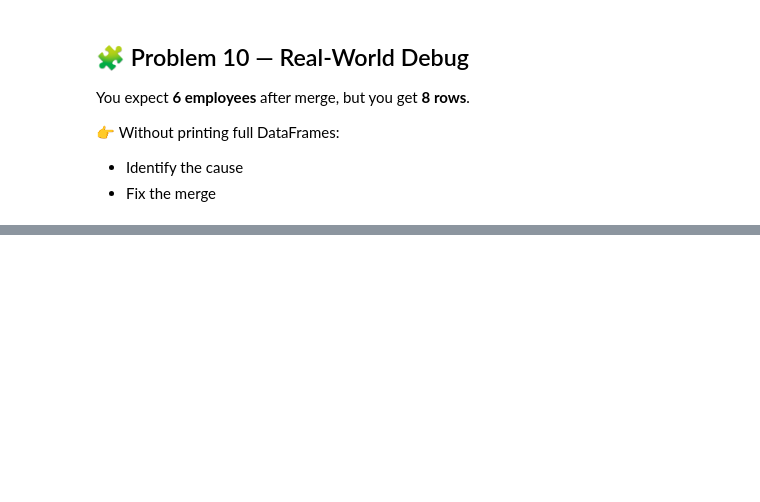
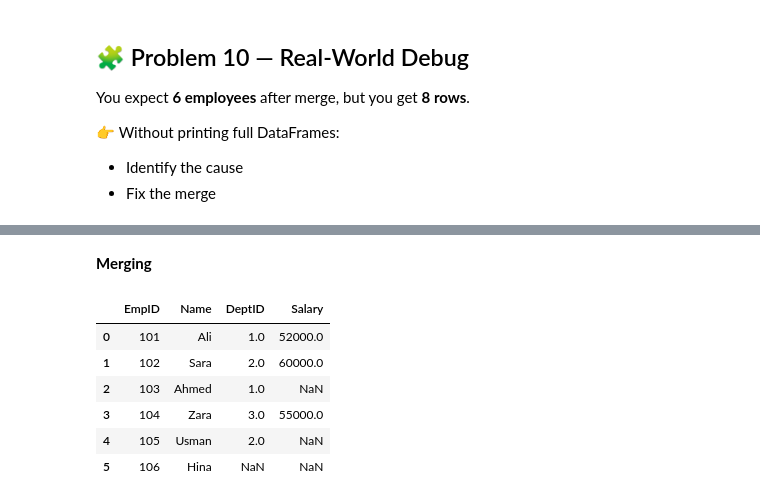
Before and after one commit to RealHaroon/Data-Analytics, a Jupyter notebook: Notebooks/Pandas/Merge.ipynb, the cells around one changed output, grey strips where cells are left out. Cells and saved outputs as stored; diff of their text form; code cells hidden in the pictures; blank space fills up the shorter version.

```diff
--- a/Notebooks/Pandas/Merge.ipynb
+++ b/Notebooks/Pandas/Merge.ipynb
@@ -437,0 +510,3 @@ You expect **6 employees** after merge, but you get **8 rows**.
+# %%
+unique_salary=salaries.drop_duplicates(subset='EmpID',keep='last')
+unique_salary
@@ -437,0 +519,12 @@ You expect **6 employees** after merge, but you get **8 rows**.
+# %% [markdown]
+**Merging**
+# %%
+pd.merge(employees,unique_salary,on='EmpID',how='left')
+# %% [output]
+|  | EmpID | Name | DeptID | Salary |
+| 0 | 101 | Ali | 1.0 | 52000.0 |
+| 1 | 102 | Sara | 2.0 | 60000.0 |
+| 2 | 103 | Ahmed | 1.0 | NaN |
+| 3 | 104 | Zara | 3.0 | 55000.0 |
+| 4 | 105 | Usman | 2.0 | NaN |
+| 5 | 106 | Hina | NaN | NaN |
```
Also changed, not shown: parts of 17 cells of this notebook, 1 other file.
